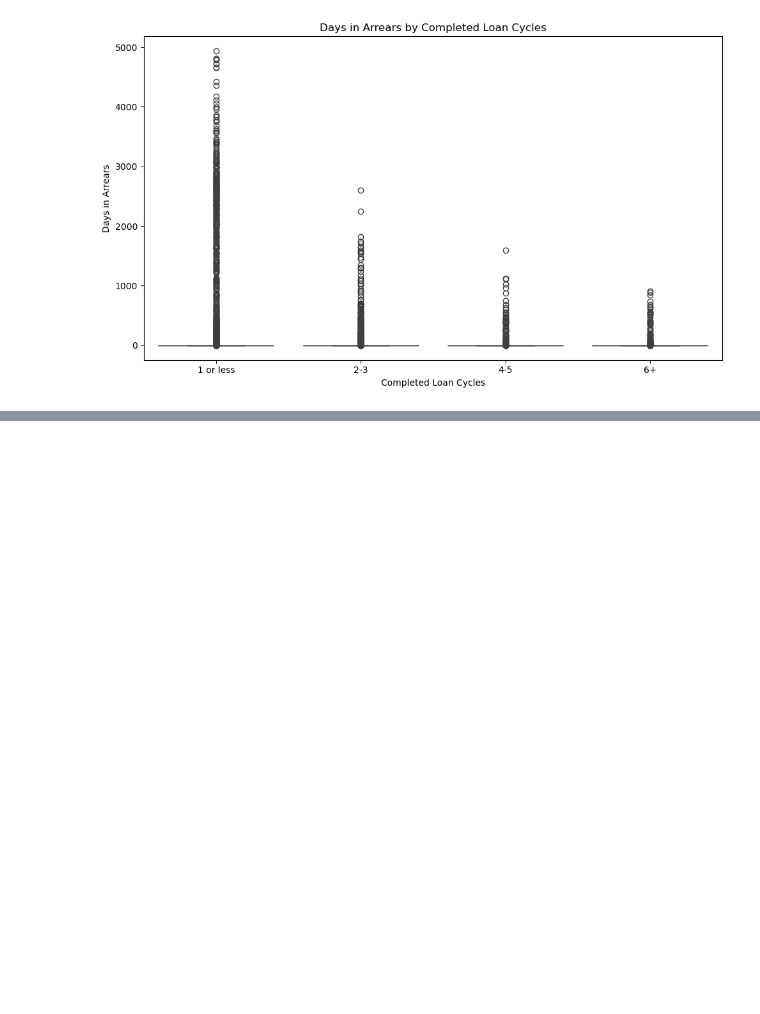
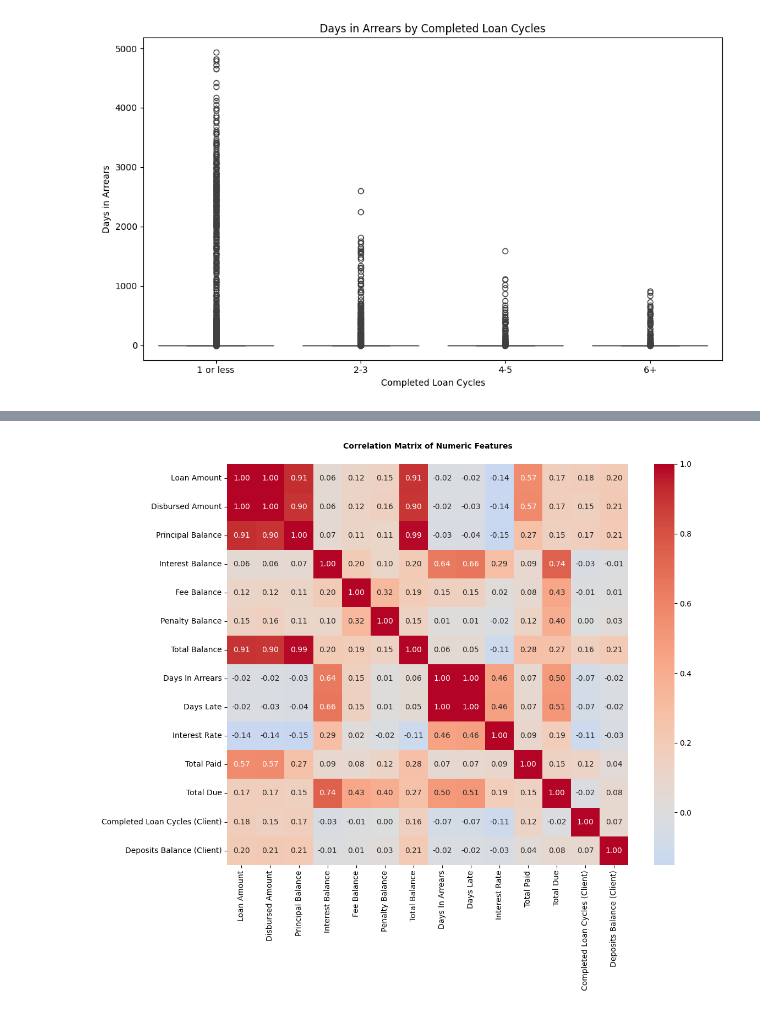
Before and after one commit to lemwaizz/DSFT_G6_Capstone, a Jupyter notebook: financial_dna.ipynb, the cells around one changed output, grey strips where cells are left out. Drawn from its saved outputs; the diff is of its cells as text; code cells hidden in the pictures; blank space fills up the shorter version.

```diff
--- a/financial_dna.ipynb
+++ b/financial_dna.ipynb
@@ -838,0 +893,15 @@ plt.show()
+# %%
+## correlation matrix
+"""Days In Arrears/Days Late, Loan Amount/ Disbursed Amount perfectly correlated - drop one... Total Balance/Principal Balance - strong correlation signal"""
+repay_bv = ["Loan Amount", "Disbursed Amount", "Principal Balance", "Interest Balance",
+           "Fee Balance", "Penalty Balance", "Total Balance", "Days In Arrears",
+           "Days Late", "Interest Rate", "Total Paid", "Total Due",
+           "Completed Loan Cycles (Client)", "Deposits Balance (Client)"]
+corr = df[repay_bv].corr()
+plt.figure(figsize=(12, 10))
+sns.heatmap(corr, annot=True, fmt=".2f", cmap="coolwarm", center=0, square=True,)
+plt.title('Correlation Matrix of Numeric Features', fontsize=10, pad=20, weight='bold')
+plt.tight_layout()
+plt.show()
+# %% [output]
+[figure, added]
```
Also changed, not shown: parts of 27 cells of this notebook.
